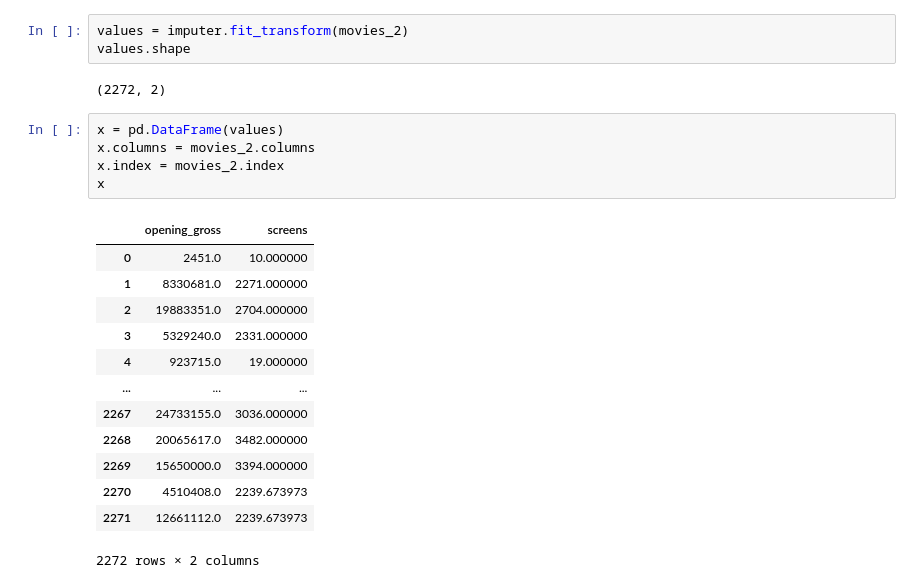
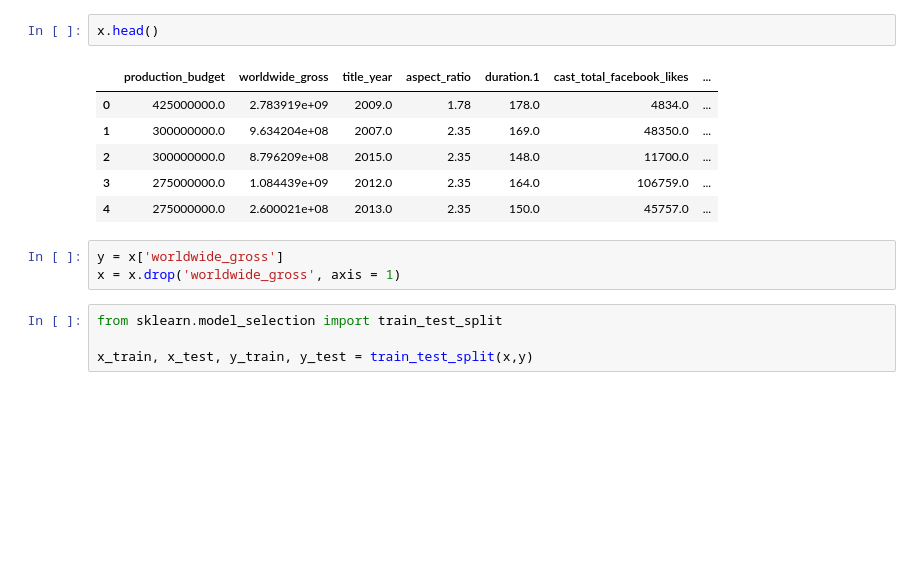
Before and after one commit to Minombreesana/IMDB-project, a Jupyter notebook: IMDB_project/models/model_opening.ipynb, the cells around one changed output. Cells and saved outputs as stored; diff of their text form; blank space fills up the shorter version.

```diff
--- a/IMDB_project/models/model_opening.ipynb
+++ b/IMDB_project/models/model_opening.ipynb
@@ -72,24 +8,16 @@ movies_2
-# %%
-values = imputer.fit_transform(movies_2)
-values.shape
-# %% [output]
-(2272, 2)
-# %%
-x = pd.DataFrame(values)
-x.columns = movies_2.columns
-x.index = movies_2.index
-x
-# %% [output]
-|  | opening_gross | screens |
-| 0 | 2451.0 | 10.000000 |
-| 1 | 8330681.0 | 2271.000000 |
-| 2 | 19883351.0 | 2704.000000 |
-| 3 | 5329240.0 | 2331.000000 |
-| 4 | 923715.0 | 19.000000 |
-| ... | ... | ... |
-| 2267 | 24733155.0 | 3036.000000 |
-| 2268 | 20065617.0 | 3482.000000 |
-| 2269 | 15650000.0 | 3394.000000 |
-| 2270 | 4510408.0 | 2239.673973 |
-| 2271 | 12661112.0 | 2239.673973 |
-2272 rows × 2 columns
+# %%
+x.head()
+# %% [output]
+|  | production_budget | worldwide_gross | title_year | aspect_ratio | duration.1 | cast_total_facebook_likes | ... |
+| 0 | 425000000.0 | 2.783919e+09 | 2009.0 | 1.78 | 178.0 | 4834.0 | ... |
+| 1 | 300000000.0 | 9.634204e+08 | 2007.0 | 2.35 | 169.0 | 48350.0 | ... |
+| 2 | 300000000.0 | 8.796209e+08 | 2015.0 | 2.35 | 148.0 | 11700.0 | ... |
+| 3 | 275000000.0 | 1.084439e+09 | 2012.0 | 2.35 | 164.0 | 106759.0 | ... |
+| 4 | 275000000.0 | 2.600021e+08 | 2013.0 | 2.35 | 150.0 | 45757.0 | ... |
+# %%
+y = x['worldwide_gross']
+x = x.drop('worldwide_gross', axis = 1)
+# %%
+from sklearn.model_selection import train_test_split
+
+x_train, x_test, y_train, y_test = train_test_split(x,y)
```
Also changed, not shown: parts of 16 cells of this notebook.
